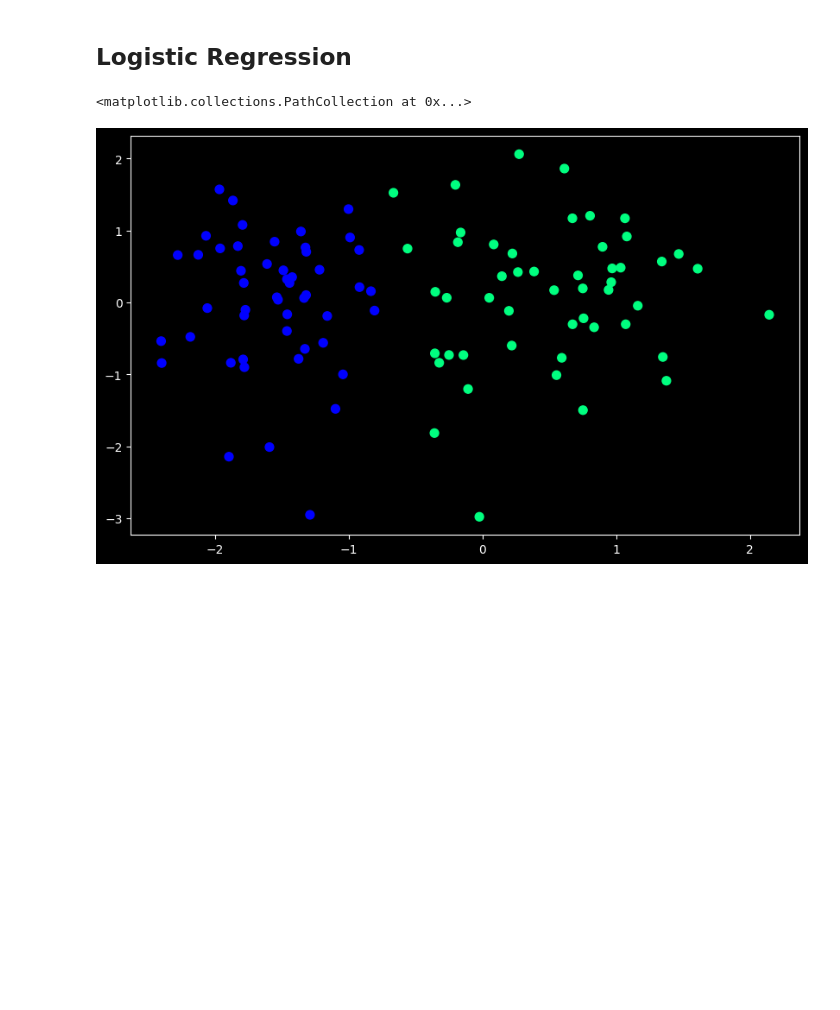
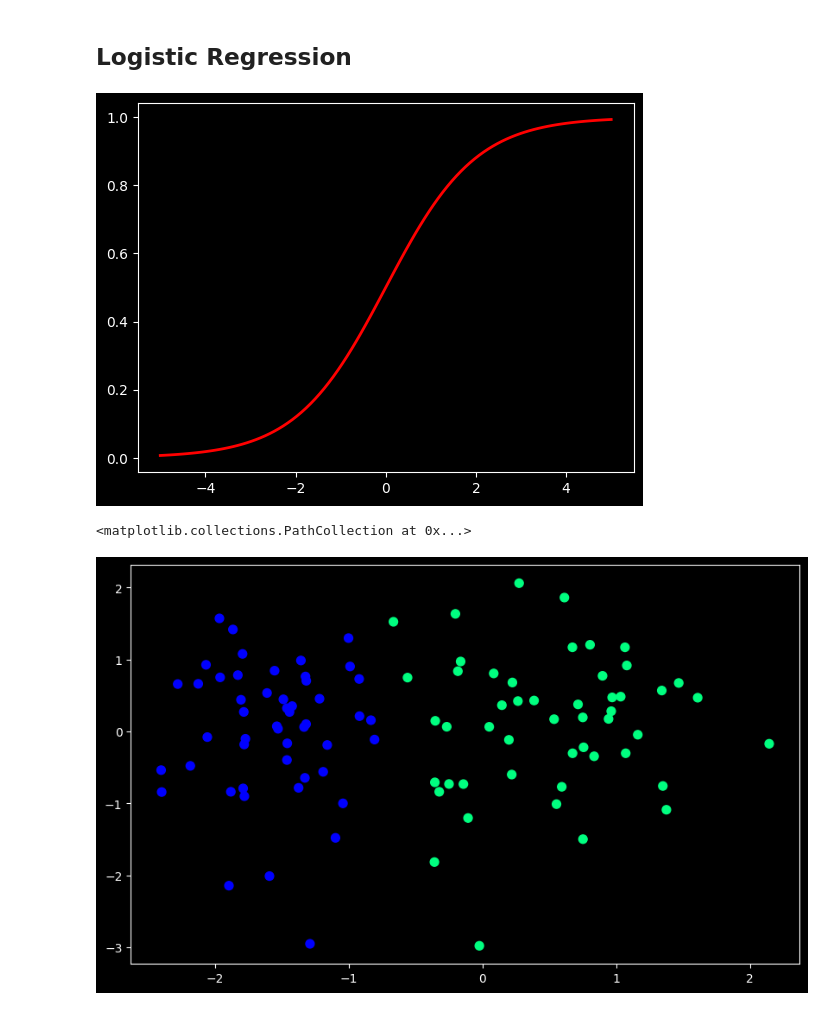
Before and after one commit to SumanGouda/Scikit-Learn-, a Jupyter notebook: LOGISTIC REGRESSION/intro.ipynb, the cells around one changed output. Saved outputs shown, nothing was run; the diff lists cells and outputs as text; code cells hidden in the pictures; blank space fills up the shorter version.

```diff
--- a/LOGISTIC REGRESSION/intro.ipynb
+++ b/LOGISTIC REGRESSION/intro.ipynb
@@ -5,6 +5,17 @@ import pandas as pd
 import numpy as np
 import matplotlib.pyplot as plt
 from sklearn.datasets import make_classification
+# %%
+x = np.linspace(-5, 5, 100)
+
+y = 1 / (1 + np.exp(-x))
+
+plt.plot(x, y, color = 'red', linewidth = 2)
+plt.style.use("dark_background")
+
+plt.show()
+# %% [output]
+[figure, added]
 # %%
 # Create a dataset for the example
 X, y = make_classification(n_samples=100, n_features=2, n_informative=1,n_redundant=0,
```
Also changed, not shown: 2 other files.
